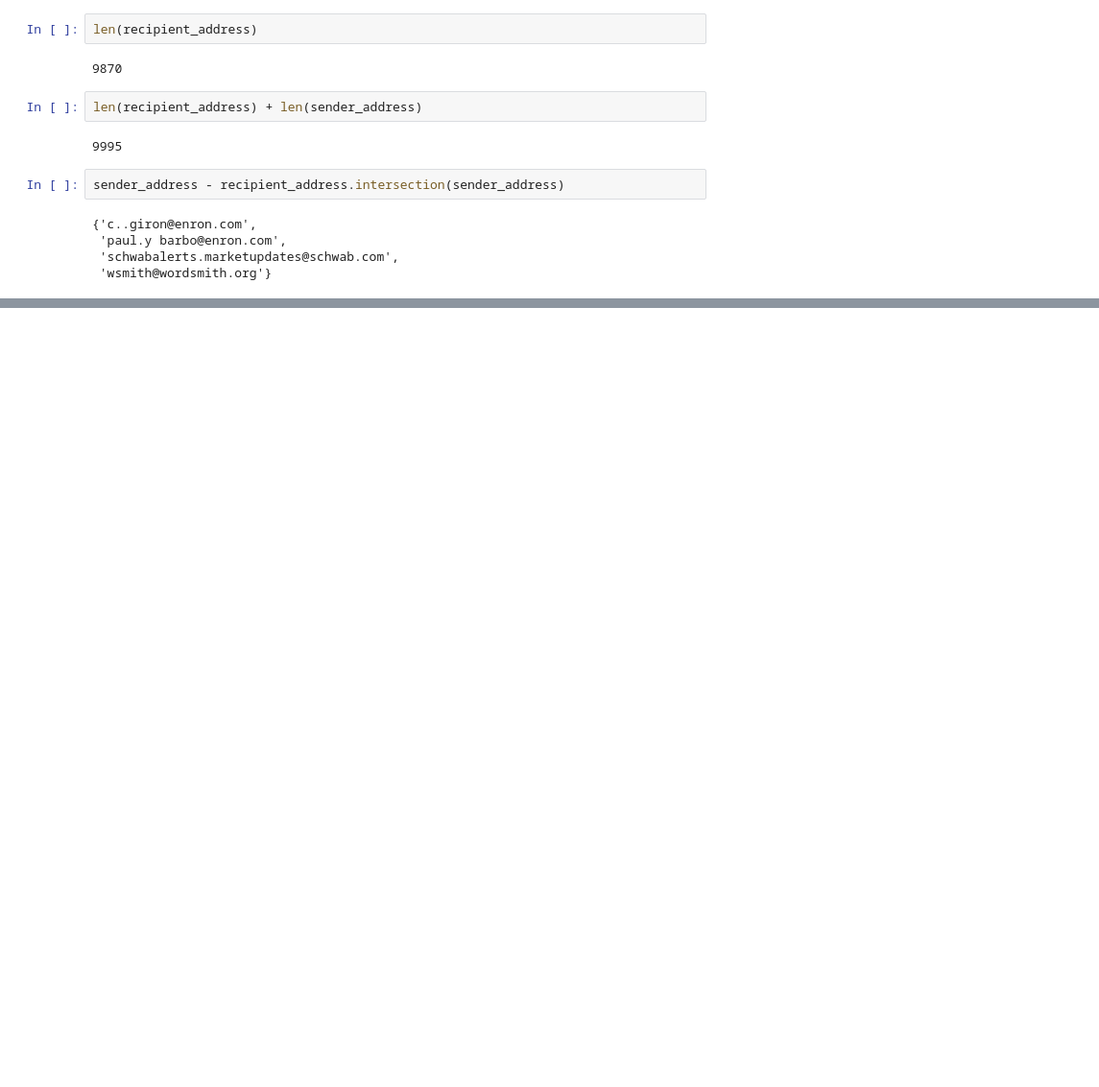
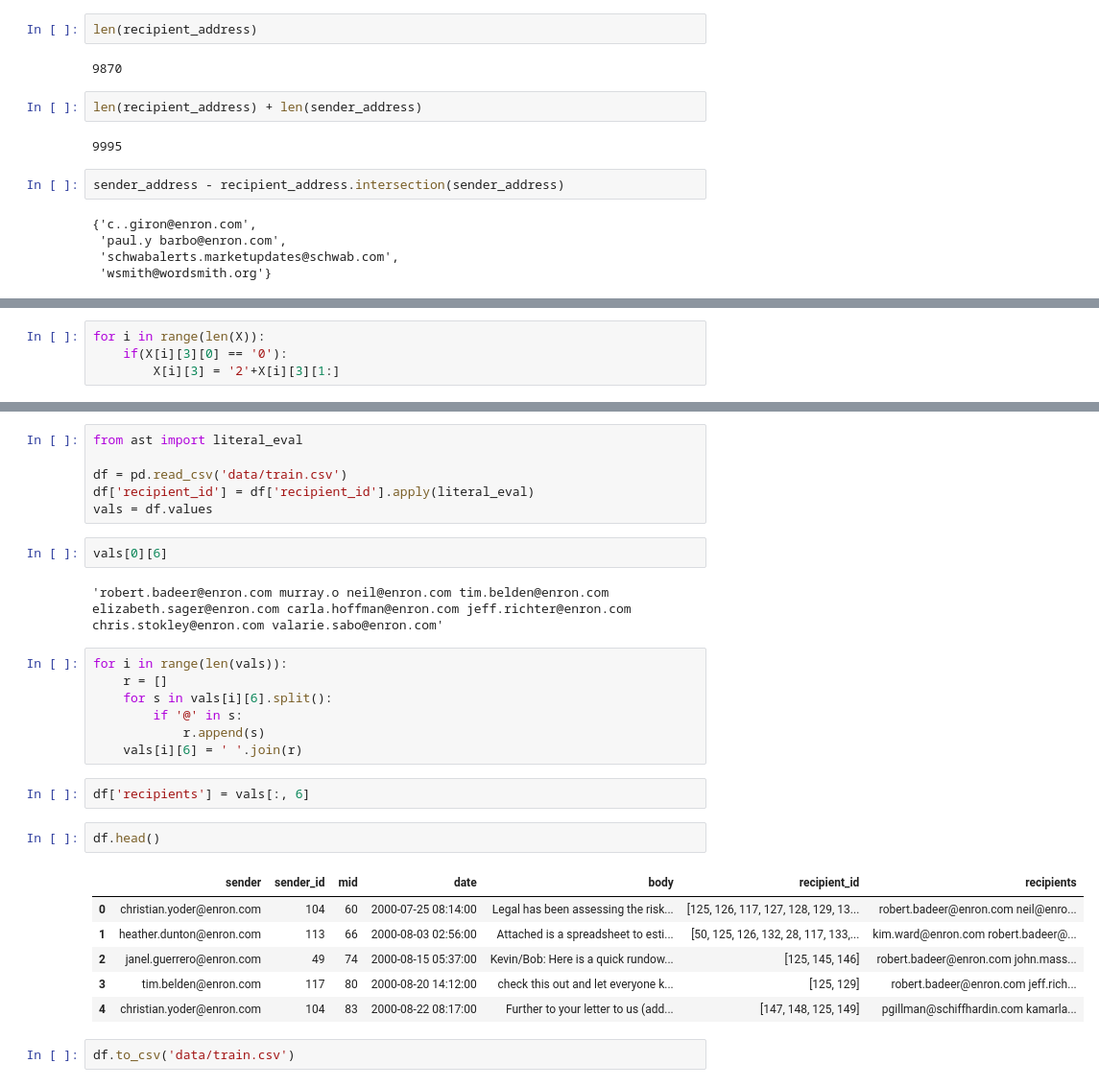
Before and after one commit to antoinux/Altegrad_Challenge, a Jupyter notebook: Discovering_data.ipynb, the cells around one changed output, grey strips where cells are left out. Shown at 96% size. Cells and saved outputs as stored; diff of their text form; blank space fills up the shorter version.

```diff
--- a/Discovering_data.ipynb
+++ b/Discovering_data.ipynb
@@ -167,0 +186,4 @@ sender_address - recipient_address.intersection(sender_address)
+# %%
+for i in range(len(X)):
+    if(X[i][3][0] == '0'):
+        X[i][3] = '2'+X[i][3][1:]
@@ -167,0 +205,30 @@ sender_address - recipient_address.intersection(sender_address)
+# %%
+from ast import literal_eval
+
+df = pd.read_csv('data/train.csv')
+df['recipient_id'] = df['recipient_id'].apply(literal_eval)
+vals = df.values
+# %%
+vals[0][6]
+# %% [output]
+'robert.badeer@enron.com murray.o neil@enron.com tim.belden@enron.com elizabeth.sager@enron.com carla.hoffman@enron.com jeff.richter@enron.com chris.stokley@enron.com valarie.sabo@enron.com'
+# %%
+for i in range(len(vals)):
+    r = []
+    for s in vals[i][6].split():
+        if '@' in s:
+            r.append(s)
+    vals[i][6] = ' '.join(r)
+# %%
+df['recipients'] = vals[:, 6]
+# %%
+df.head()
+# %% [output]
+|  | sender | sender_id | mid | date | body | recipient_id | recipients |
+| 0 | christian.yoder@enron.com | 104 | 60 | 2000-07-25 08:14:00 | Legal has been assessing the risk... | [125, 126, 117, 127, 128, 129, 13... | robert.badeer@enron.com neil@enro... |
+| 1 | heather.dunton@enron.com | 113 | 66 | 2000-08-03 02:56:00 | Attached is a spreadsheet to esti... | [50, 125, 126, 132, 28, 117, 133,... | kim.ward@enron.com robert.badeer@... |
+| 2 | janel.guerrero@enron.com | 49 | 74 | 2000-08-15 05:37:00 | Kevin/Bob: Here is a quick rundow... | [125, 145, 146] | robert.badeer@enron.com john.mass... |
+| 3 | tim.belden@enron.com | 117 | 80 | 2000-08-20 14:12:00 | check this out and let everyone k... | [125, 129] | robert.badeer@enron.com jeff.rich... |
+| 4 | christian.yoder@enron.com | 104 | 83 | 2000-08-22 08:17:00 | Further to your letter to us (add... | [147, 148, 125, 149] | pgillman@schiffhardin.com kamarla... |
+# %%
+df.to_csv('data/train.csv')
```
Also changed, not shown: parts of 9 cells of this notebook, 1 other file.
